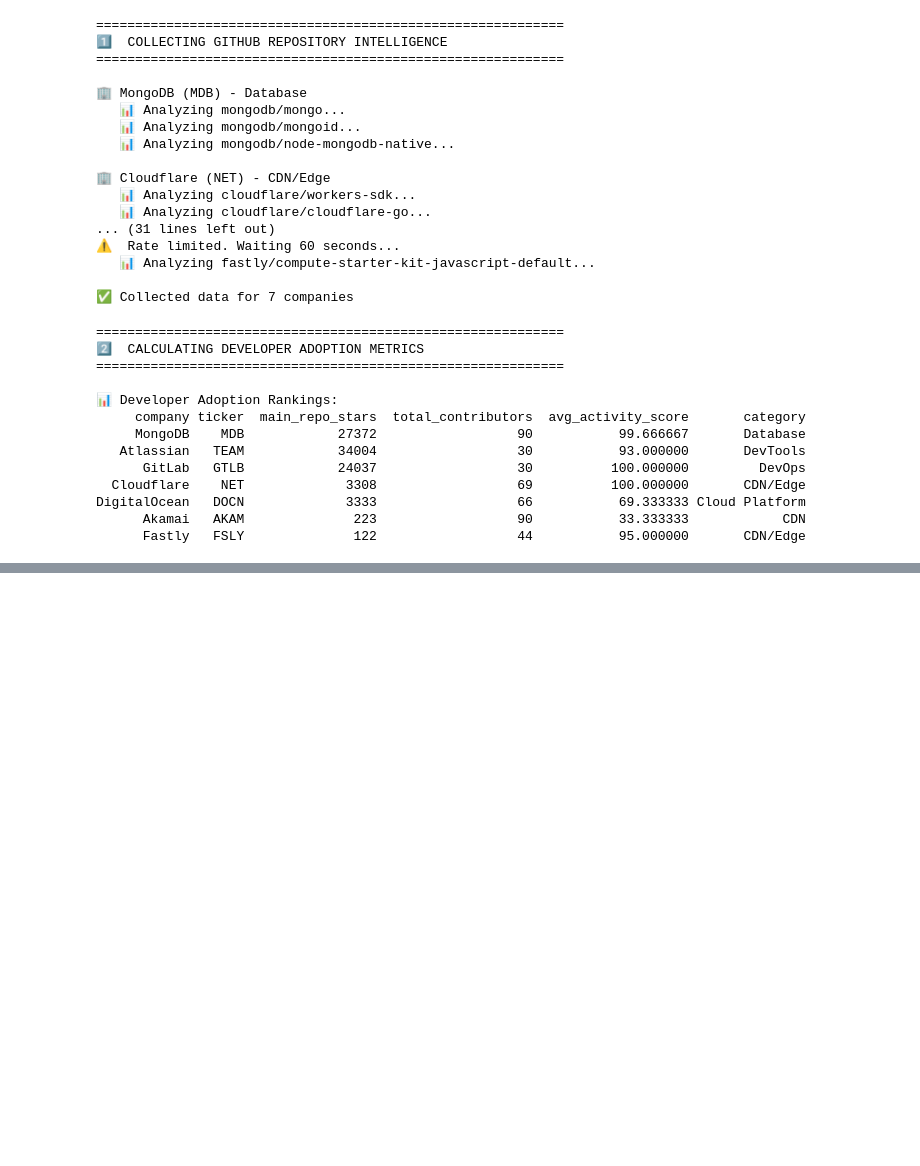
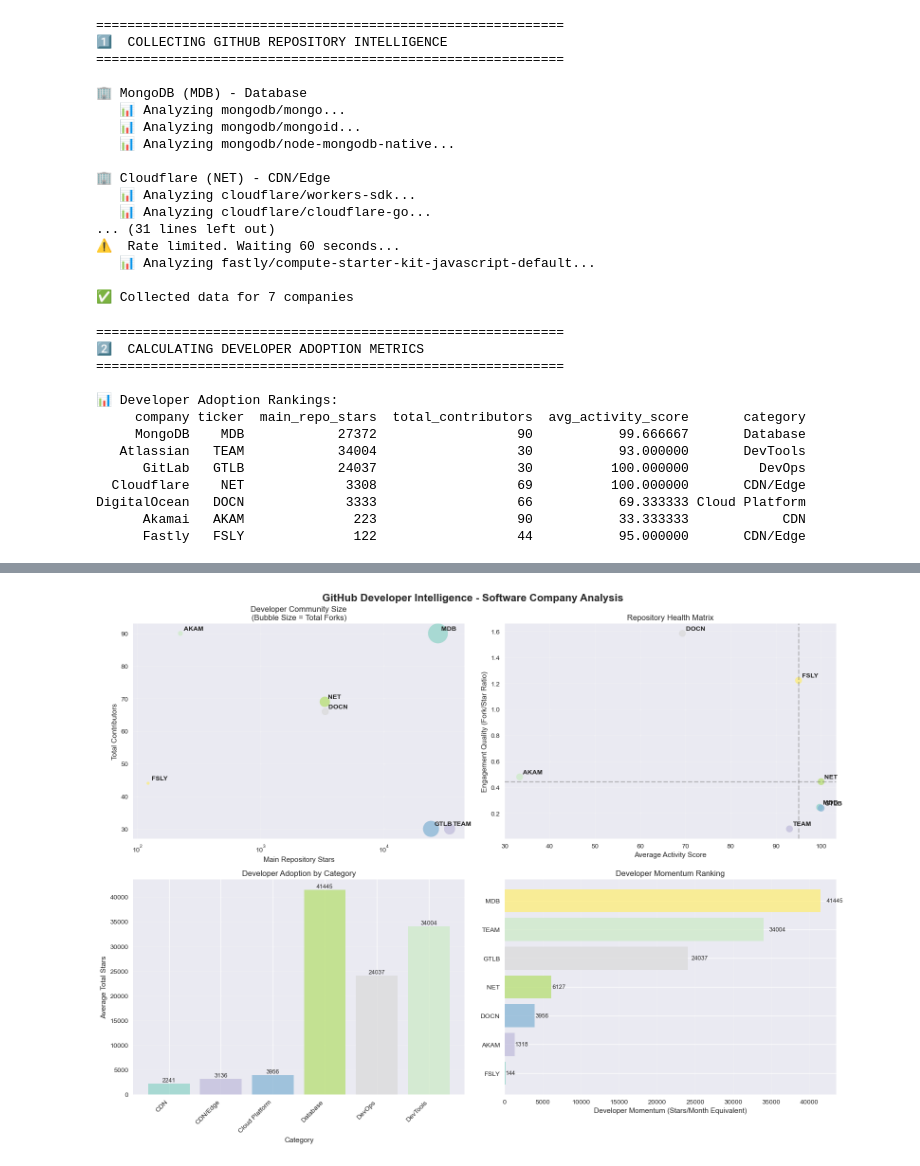
Before and after one commit to j85liu/software-cloud-equity-research, a Jupyter notebook: github_intelligence.ipynb, the cells around one changed output, grey strips where cells are left out. Saved outputs shown, nothing was run; the diff lists cells and outputs as text; code cells hidden in the pictures; blank space fills up the shorter version.

```diff
--- a/github_intelligence.ipynb
+++ b/github_intelligence.ipynb
@@ -323,3 +323,87 @@ print(df_github[display_cols].to_string(index=False))
 DigitalOcean   DOCN             3333                  66           69.333333 Cloud Platform
       Akamai   AKAM              223                  90           33.333333            CDN
       Fastly   FSLY              122                  44           95.000000       CDN/Edge
+# %%
+# =============================================================================
+# 4. DEVELOPER ECOSYSTEM VISUALIZATION
+# =============================================================================
+
+print("\n" + "="*60)
+print("3️⃣  DEVELOPER ECOSYSTEM ANALYSIS")
+print("="*60)
+
+fig, ((ax1, ax2), (ax3, ax4)) = plt.subplots(2, 2, figsize=(16, 12))
+fig.suptitle('GitHub Developer Intelligence - Software Company Analysis', fontsize=16, fontweight='bold')
+
+# Plot 1: Developer Community Size (Stars vs Contributors)
+colors = plt.cm.Set3(np.linspace(0, 1, len(df_github)))
+
+scatter1 = ax1.scatter(df_github['main_repo_stars'], df_github['total_contributors'],
+                      s=df_github['total_forks']/10, alpha=0.7, c=colors)
+ax1.set_xlabel('Main Repository Stars')
+ax1.set_ylabel('Total Contributors')
+ax1.set_title('Developer Community Size\n(Bubble Size = Total Forks)')
+ax1.set_xscale('log')
+ax1.grid(True, alpha=0.3)
+
+# Add company labels
+for _, row in df_github.iterrows():
+    ax1.annotate(row['ticker'], (row['main_repo_stars'], row['total_contributors']),
+                xytext=(5, 5), textcoords='offset points', fontsize=10, fontweight='bold')
+
+# Plot 2: Activity Score vs Engagement Quality
+ax2.scatter(df_github['avg_activity_score'], df_github['engagement_quality'],
+           s=100, alpha=0.7, c=colors)
+ax2.set_xlabel('Average Activity Score')
+ax2.set_ylabel('Engagement Quality (Fork/Star Ratio)')
+ax2.set_title('Repository Health Matrix')
+ax2.grid(True, alpha=0.3)
+
+# Add quadrant labels
+ax2.axhline(y=df_github['engagement_quality'].median(), color='gray', linestyle='--', alpha=0.5)
+ax2.axvline(x=df_github['avg_activity_score'].median(), color='gray', linestyle='--', alpha=0.5)
+
+for _, row in df_github.iterrows():
+    ax2.annotate(row['ticker'], (row['avg_activity_score'], row['engagement_quality']),
+                xytext=(5, 5), textcoords='offset points', fontsize=10, fontweight='bold')
+
+# Plot 3: Category Performance Analysis
+category_stats = df_github.groupby('category').agg({
+    'total_stars': 'mean',
+    'total_contributors': 'mean',
+    'avg_activity_score': 'mean'
+}).round(0)
+
+categories = category_stats.index
+x_pos = np.arange(len(categories))
+bars3 = ax3.bar(x_pos, category_stats['total_stars'], alpha=0.7, color=colors[:len(categories)])
+ax3.set_xlabel('Category')
+ax3.set_ylabel('Average Total Stars')
+ax3.set_title('Developer Adoption by Category')
+ax3.set_xticks(x_pos)
+ax3.set_xticklabels(categories, rotation=45, ha='right')
+ax3.grid(axis='y', alpha=0.3)
+
+# Add value labels
+for bar, value in zip(bars3, category_stats['total_stars']):
+    ax3.text(bar.get_x() + bar.get_width()/2, bar.get_height() + 100,
+             f'{int(value)}', ha='center', va='bottom', fontsize=9)
+
+# Plot 4: Developer Momentum Analysis
+momentum_data = df_github.sort_values('developer_momentum', ascending=True)
+bars4 = ax4.barh(range(len(momentum_data)), momentum_data['developer_momentum'], alpha=0.7, color=colors)
+ax4.set_yticks(range(len(momentum_data)))
+ax4.set_yticklabels(momentum_data['ticker'])
+ax4.set_xlabel('Developer Momentum (Stars/Month Equivalent)')
+ax4.set_title('Developer Momentum Ranking')
+ax4.grid(axis='x', alpha=0.3)
+
+# Add value labels
+for i, bar in enumerate(bars4):
+    width = bar.get_width()
+    ax4.text(width + width*0.02, bar.get_y() + bar.get_height()/2,
+             f'{width:.0f}', ha='left', va='center', fontsize=9)
+
+plt.tight_layout()
+plt.show()
+# %% [output]
@@ -325,0 +413 @@ DigitalOcean   DOCN             3333                  66           69.333333 Clo
+[figure, added]
```
Also changed, not shown: parts of 1 cell of this notebook.
